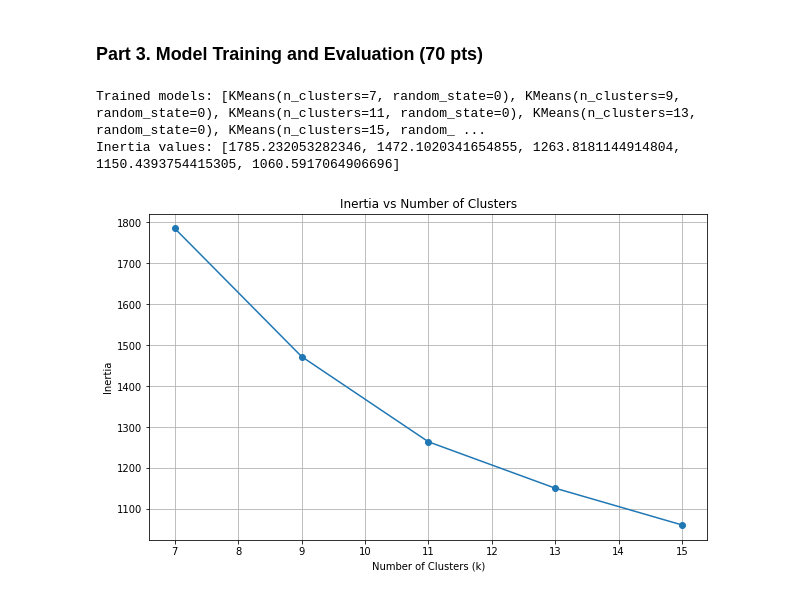
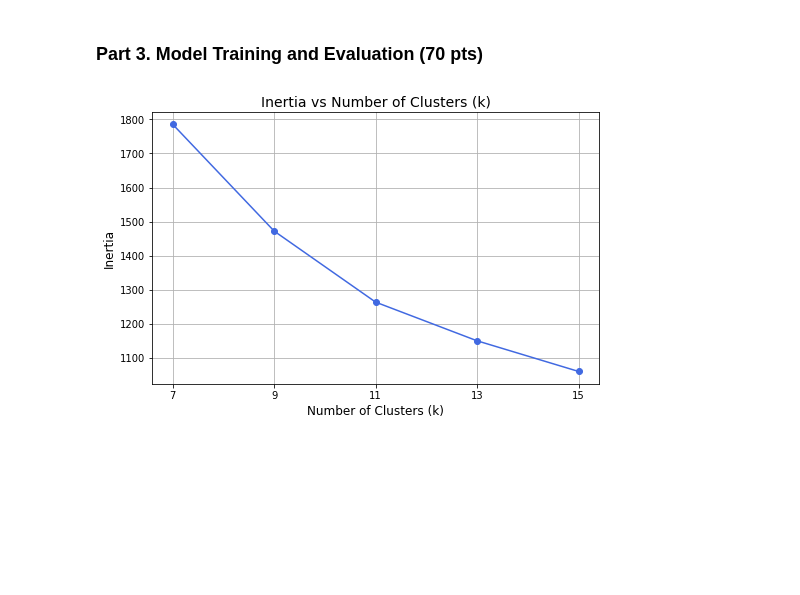
Before and after one commit to dennislamcv1/UPennData, a Jupyter notebook: Intro to Predictive Analytics Using Python/Graded_Assignment_02.ipynb, the cells around one changed output. Cells and saved outputs as stored; diff of their text form; code cells hidden in the pictures; blank space fills up the shorter version.

```diff
--- a/Intro to Predictive Analytics Using Python/Graded_Assignment_02.ipynb
+++ b/Intro to Predictive Analytics Using Python/Graded_Assignment_02.ipynb
@@ -133,0 +101,3 @@ df_clean = df.copy()
+# %%
+# 🧹 Drop rows with any missing values
+df_clean = df.dropna()
@@ -171,4 +154,5 @@ Q3 (5pts).
 
 """
 
-df_clean.columns
+# Drop the 'CUST_ID' column, but do NOT modify df_clean itself
+X = df_clean.drop("CUST_ID", axis=1).values
@@ -183,10 +159,3 @@ Index(['CUST_ID', 'BALANCE', 'BALANCE_FREQUENCY', 'PURCHASES',
-# %%
-X = df_clean[['BALANCE', 'BALANCE_FREQUENCY', 'PURCHASES',
-       'ONEOFF_PURCHASES', 'INSTALLMENTS_PURCHASES', 'CASH_ADVANCE',
-       'PURCHASES_FREQUENCY', 'ONEOFF_PURCHASES_FREQUENCY',
-       'PURCHASES_INSTALLMENTS_FREQUENCY', 'CASH_ADVANCE_FREQUENCY',
-       'CASH_ADVANCE_TRX', 'PURCHASES_TRX', 'CREDIT_LIMIT', 'PAYMENTS',
-       'MINIMUM_PAYMENTS', 'PRC_FULL_PAYMENT', 'TENURE']]
 # %%
 ##########################
 ### TEST YOUR SOLUTION ###
@@ -255,25 +226,19 @@ Hint: https://scikit-learn.org/stable/modules/generated/sklearn.cluster.KMeans.h
 This cell may take about a minute to complete.
 """
 
-# Define the k values
+# Define list of k values
 k_values = [7, 9, 11, 13, 15]
 
-# Initialize lists to store models and inertia values
+# Initialize storage lists
 all_models = []
 all_inertia = []
 
-# Train K-Means clustering models and store them
+# Loop through k values, train models, and store results
 for k in k_values:
-    kmeans = KMeans(n_clusters=k, random_state=0, n_init=10)
-    kmeans.fit(X_scaled)
-    all_models.append(kmeans)
-    all_inertia.append(kmeans.inertia_)
-
-print("Trained models:", all_models)
-print("Inertia values:", all_inertia)
+    model = KMeans(n_clusters=k, random_state=0, n_init=10)
+    model.fit(X_scaled)
+    all_models.append(model)
+    all_inertia.append(model.inertia_)
-# %% [output]
-Trained models: [KMeans(n_clusters=7, random_state=0), KMeans(n_clusters=9, random_state=0), KMeans(n_clusters=11, random_state=0), KMeans(n_clusters=13, random_state=0), KMeans(n_clusters=15, random_ ...
-Inertia values: [1785.232053282346, 1472.1020341654855, 1263.8181144914804, 1150.4393754415305, 1060.5917064906696]
 # %%
 ##########################
 ### TEST YOUR SOLUTION ###
@@ -282,35 +247,38 @@ nt.assert_almost_equal(sol.all_inertia, all_inertia,5)
 # %%
 """
 Q6 (10 pts).
 
 - Plot the inertia values calculated in Q5 with respect to the number of clusters.
 
 - Label the x-axis and y-axis accordingly
 
 NOTE:
 - Your plot cannot be autograded.
 - If you go to the guide, there will be a PDF with the solution plot.
 - Please check it and if your answer matches, set the variable q6_plot_check = 'yes' .
 """
 
 q6_plot_check = 'yes' # change to yes after you verify your plot
 
 
-# Plot inertia values
-plt.figure(figsize=(10, 6))
-plt.plot(k_values, all_inertia, marker='o')
-plt.xlabel('Number of Clusters (k)')
-plt.ylabel('Inertia')
-plt.title('Inertia vs Number of Clusters')
+# Plot inertia vs k
+plt.figure(figsize=(8, 5))
+plt.plot(k_values, all_inertia, marker='o', linestyle='-', color='royalblue')
+plt.title('Inertia vs Number of Clusters (k)', fontsize=14)
+plt.xlabel('Number of Clusters (k)', fontsize=12)
+plt.ylabel('Inertia', fontsize=12)
 plt.grid(True)
+plt.xticks(k_values)
+
+
 
 
 ###########################
 ### DO NOT MODIFY THIS! ###
 plt.show()
 ###########################
 # %% [output]
-[figure, old version]
+[figure, new version]
 # %%
 ##########################
 ### TEST YOUR SOLUTION ###
```
Also changed, not shown: parts of 25 cells of this notebook, 1 other file.
